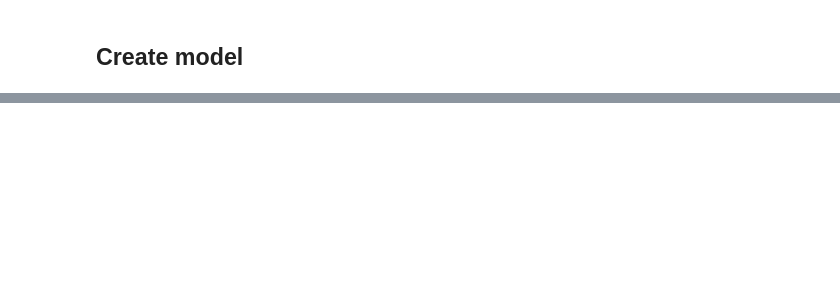
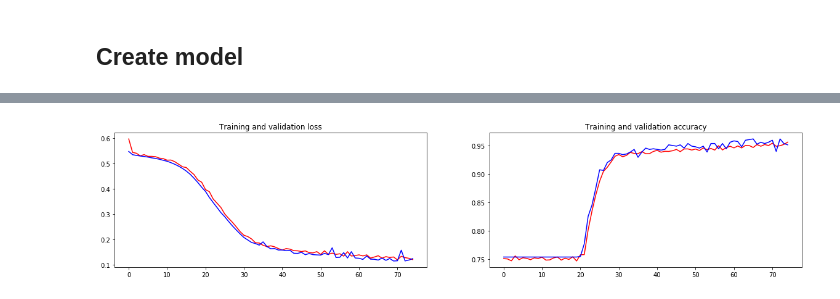
Before and after one commit to lipinski/kaggle-projects, a Jupyter notebook: aerial-cactus-identification/model.ipynb, the cells around one changed output, grey strips where cells are left out. Drawn from its saved outputs; the diff is of its cells as text; code cells hidden in the pictures; blank space fills up the shorter version.

Commit message:
Add graphs for loss and accuracy

```diff
--- a/aerial-cactus-identification/model.ipynb
+++ b/aerial-cactus-identification/model.ipynb
@@ -56,0 +64,11 @@ Found 17500 images belonging to 2 classes.
+# %%
+train_datagen = tf.keras.preprocessing.image.ImageDataGenerator(
+    rescale=1/255.,
+    validation_split=0.1,
+    horizontal_flip=True,
+    vertical_flip=True,
+    shear_range=0.1
+)
+
+train_gen = train_datagen.flow_from_directory(train_dir, target_size=(32, 32), subset='training', batch_size=32, class_mode='binary')
+valid_gen = train_datagen.flow_from_directory(train_dir, target_size=(32, 32), subset='validation', batch_size=32, class_mode='binary')
@@ -69,5 +90,8 @@ clf = tf.keras.Sequential([
     tf.keras.layers.Dense(1, activation='sigmoid')
 ])
 
+optimizer = tf.keras.optimizers.Adam(learning_rate=0.01)
+clf.compile('sgd', loss='binary_crossentropy', metrics=['accuracy'])
+
 clf.summary()
 # %% [output]
@@ -92,0 +117,19 @@ cf
+# %%
+filepath_to_best_model = 'model.h5'
+
+callbacks = [
+    tf.keras.callbacks.EarlyStopping(patience=5),
+    tf.keras.callbacks.ModelCheckpoint(filepath=filepath_to_best_model, save_best_only=True)
+]
+# %%
+batch_size = 64
+
+history = clf.fit_generator(
+    train_gen,
+    steps_per_epoch=int(train_gen.samples/batch_size),
+    validation_data=valid_gen,
+    validation_steps=int(valid_gen.samples/batch_size),
+    epochs=100,
+    verbose=1,
+    callbacks=callbacks
+)
@@ -92,0 +154,13 @@ cf
+# %%
+fig, axes = plt.subplots(nrows=1, ncols=2, figsize=(20, 4))
+epochs = range(len(history.history['loss']))
+
+axes[0].plot(epochs, history.history['loss'], 'r', label="Training Loss")
+axes[0].plot(epochs, history.history['val_loss'], 'b', label="Validation Loss")
+axes[0].set_title('Training and validation loss')
+
+axes[1].plot(epochs, history.history['accuracy'], 'r', label="Training Accuracy")
+axes[1].plot(epochs, history.history['val_accuracy'], 'b', label="Validation Accuracy")
+axes[1].set_title('Training and validation accuracy');
+# %% [output]
+[figure, added]
```
Also changed, not shown: parts of 9 cells of this notebook.
